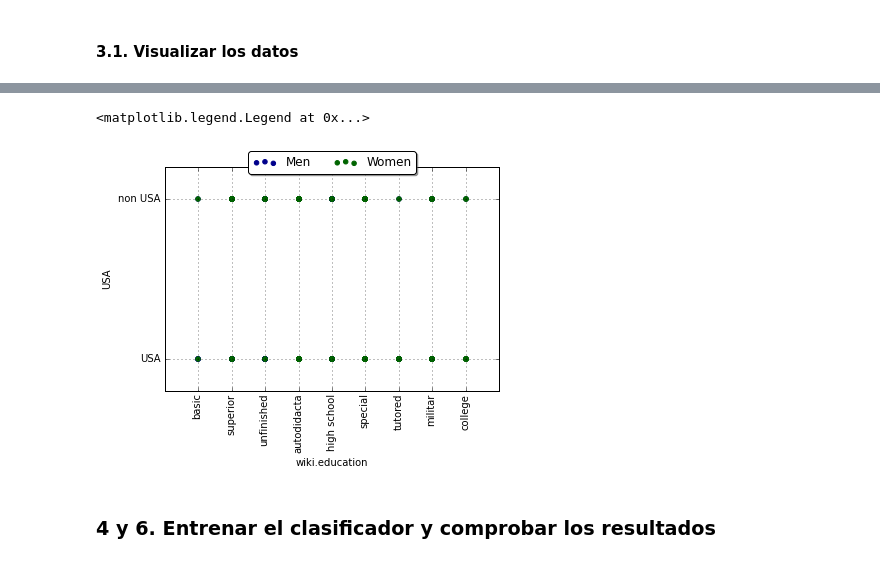
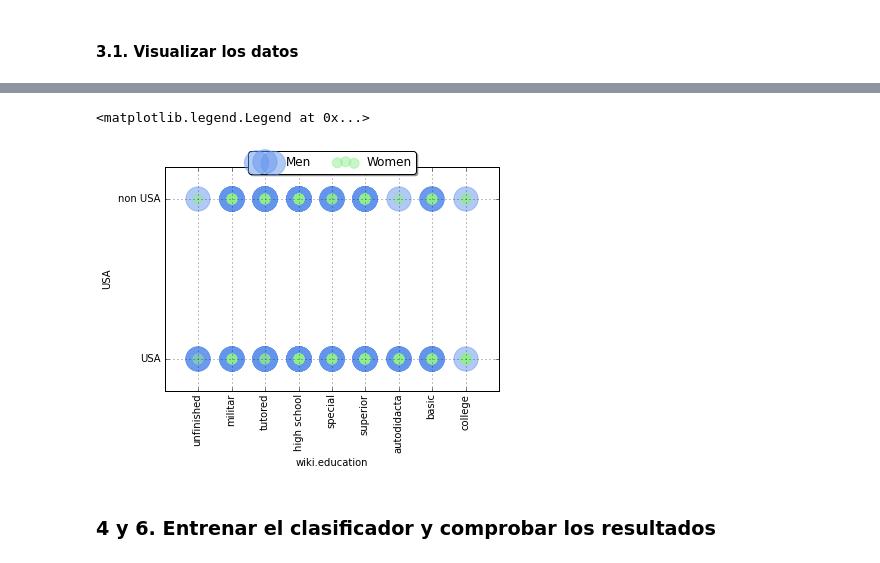
Before and after one commit to maigimenez/aurora, a Jupyter notebook: Aurora.ipynb, the cells around one changed output, grey strips where cells are left out. Cells and saved outputs as stored; diff of their text form; code cells hidden in the pictures.

Commit message:
Better plot & some theoric definitions

```diff
--- a/Aurora.ipynb
+++ b/Aurora.ipynb
@@ -125,10 +125,13 @@ import json
 # %%
 from os.path import join
 from os import listdir
+import socket
+
 MARVELOUSDB_PATH_A = "../marvelousdb-master/data/characters/"
 MARVELOUSDB_PATH_M = "../marvelousdb/data/characters/"
+MARVELOUSDB_PATH = MARVELOUSDB_PATH_M if 'alan' in socket.gethostname() else MARVELOUSDB_PATH_A
 # %%
-json_db = [join(MARVELOUSDB_PATH_M, json_file) for json_file in listdir(MARVELOUSDB_PATH_M)]
+json_db = [join(MARVELOUSDB_PATH, json_file) for json_file in listdir(MARVELOUSDB_PATH)]
 print("En MarvelousDB tenemos un backup de {} personajes".format(len(json_db)))
 # %% [output]
 En MarvelousDB tenemos un backup de 1402 personajes
@@ -1239,2 +1269,5 @@ Name: Sabra, dtype: object
 # %% [markdown]
 #### 3.1. Visualizar los datos
+# %%
+for i, group in cultural_knn.groupby(women):
+    print(group)
@@ -1241,21 +1292,25 @@ Name: Sabra, dtype: object
 # %%
 for i, group in cultural_knn.groupby(women):
     if not i:
-        ax = group.plot(kind='scatter', x='wiki.education', y='USA',
-                        color='DarkBlue', label='Men');
+        area = (np.pi * (group.shape[0])**2)*.002
+        ax = group.plot(kind='scatter', x='wiki.education', y='USA', s=area,
+                        color='Cornflowerblue', label='Men', alpha=0.5);
     else:
+        area = (np.pi * (group.shape[0])**2)*.002
         group.plot(kind='scatter', x='wiki.education', y='USA',
-                   color='DarkGreen', label='Women', ax=ax)
+                   color='LightGreen', label='Women', ax=ax, s=area, alpha=0.5)
+
+
 
 ax.set_xticks(range(1,10))
 ax.set_xticklabels(list(numeric.keys()), rotation='vertical')
 ax.set_yticks(range(0,2))
 ax.set_yticklabels(['USA', 'non USA'], rotation='horizontal')
 
 ax.legend(loc='upper center', bbox_to_anchor=(0.5, 1.1), ncol=2, fancybox=True, shadow=True)
 # %% [output]
 <matplotlib.legend.Legend at 0x...>
-[figure, old version]
+[figure, new version]
 # %% [markdown]
 ### 4 y 6. Entrenar el clasificador y comprobar los resultados
 # %%
```
Also changed, not shown: parts of 41 cells of this notebook.
